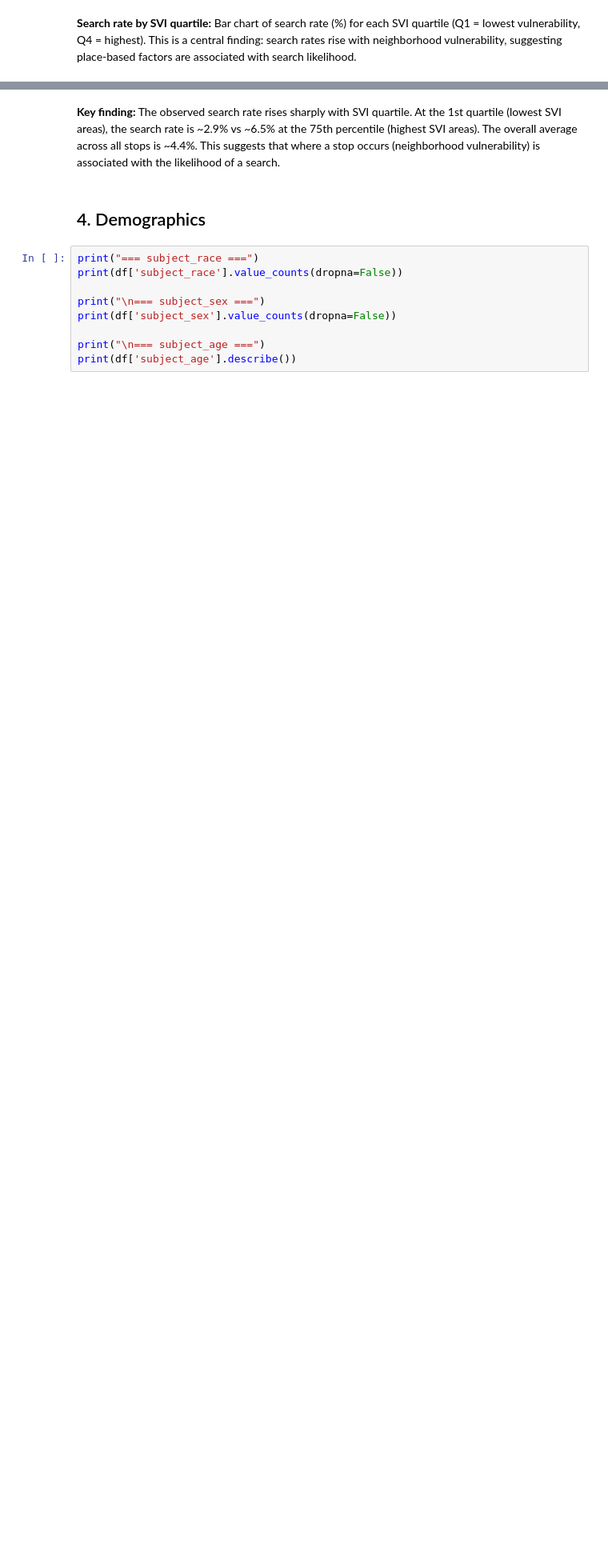
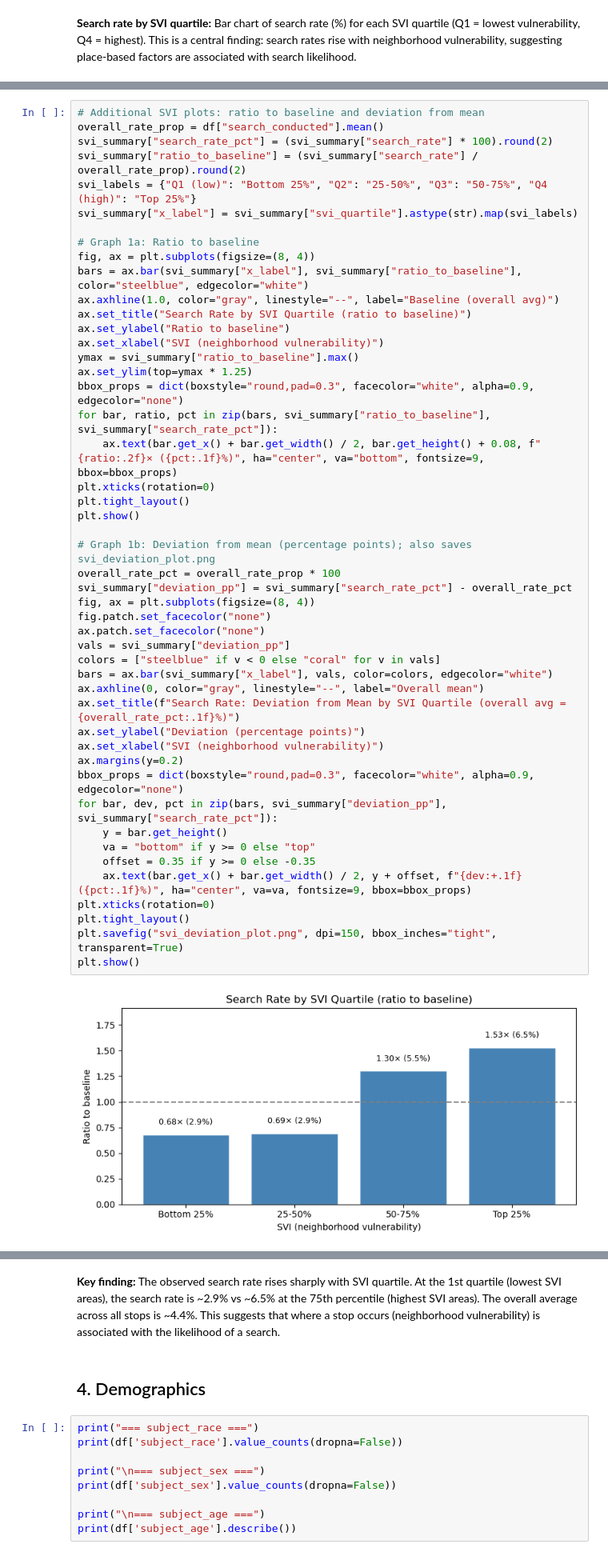
Before and after one commit to utexas-SDS-357/sds357-project-sp26-deployment, a Jupyter notebook: eda.ipynb, the cells around one changed output, grey strips where cells are left out. Shown at 80% size. Cells and saved outputs as stored; diff of their text form; blank space fills up the shorter version.

```diff
--- a/eda.ipynb
+++ b/eda.ipynb
@@ -236,0 +240,50 @@ print(f"  \n  Stops in high-SVI areas (Q4) are searched ~{q4_rate/q1_rate:.1f}x
+# %%
+# Additional SVI plots: ratio to baseline and deviation from mean
+overall_rate_prop = df["search_conducted"].mean()
+svi_summary["search_rate_pct"] = (svi_summary["search_rate"] * 100).round(2)
+svi_summary["ratio_to_baseline"] = (svi_summary["search_rate"] / overall_rate_prop).round(2)
+svi_labels = {"Q1 (low)": "Bottom 25%", "Q2": "25-50%", "Q3": "50-75%", "Q4 (high)": "Top 25%"}
+svi_summary["x_label"] = svi_summary["svi_quartile"].astype(str).map(svi_labels)
+
+# Graph 1a: Ratio to baseline
+fig, ax = plt.subplots(figsize=(8, 4))
+bars = ax.bar(svi_summary["x_label"], svi_summary["ratio_to_baseline"], color="steelblue", edgecolor="white")
+ax.axhline(1.0, color="gray", linestyle="--", label="Baseline (overall avg)")
+ax.set_title("Search Rate by SVI Quartile (ratio to baseline)")
+ax.set_ylabel("Ratio to baseline")
+ax.set_xlabel("SVI (neighborhood vulnerability)")
+ymax = svi_summary["ratio_to_baseline"].max()
+ax.set_ylim(top=ymax * 1.25)
+bbox_props = dict(boxstyle="round,pad=0.3", facecolor="white", alpha=0.9, edgecolor="none")
+for bar, ratio, pct in zip(bars, svi_summary["ratio_to_baseline"], svi_summary["search_rate_pct"]):
+    ax.text(bar.get_x() + bar.get_width() / 2, bar.get_height() + 0.08, f"{ratio:.2f}× ({pct:.1f}%)", ha="center", va="bottom", fontsize=9, bbox=bbox_props)
+plt.xticks(rotation=0)
+plt.tight_layout()
+plt.show()
+
+# Graph 1b: Deviation from mean (percentage points); also saves svi_deviation_plot.png
+overall_rate_pct = overall_rate_prop * 100
+svi_summary["deviation_pp"] = svi_summary["search_rate_pct"] - overall_rate_pct
+fig, ax = plt.subplots(figsize=(8, 4))
+fig.patch.set_facecolor("none")
+ax.patch.set_facecolor("none")
+vals = svi_summary["deviation_pp"]
+colors = ["steelblue" if v < 0 else "coral" for v in vals]
+bars = ax.bar(svi_summary["x_label"], vals, color=colors, edgecolor="white")
+ax.axhline(0, color="gray", linestyle="--", label="Overall mean")
+ax.set_title(f"Search Rate: Deviation from Mean by SVI Quartile (overall avg = {overall_rate_pct:.1f}%)")
+ax.set_ylabel("Deviation (percentage points)")
+ax.set_xlabel("SVI (neighborhood vulnerability)")
+ax.margins(y=0.2)
+bbox_props = dict(boxstyle="round,pad=0.3", facecolor="white", alpha=0.9, edgecolor="none")
+for bar, dev, pct in zip(bars, svi_summary["deviation_pp"], svi_summary["search_rate_pct"]):
+    y = bar.get_height()
+    va = "bottom" if y >= 0 else "top"
+    offset = 0.35 if y >= 0 else -0.35
+    ax.text(bar.get_x() + bar.get_width() / 2, y + offset, f"{dev:+.1f} ({pct:.1f}%)", ha="center", va=va, fontsize=9, bbox=bbox_props)
+plt.xticks(rotation=0)
+plt.tight_layout()
+plt.savefig("svi_deviation_plot.png", dpi=150, bbox_inches="tight", transparent=True)
+plt.show()
+# %% [output]
+[figure, added]
```
Also changed, not shown: parts of 24 cells of this notebook, 7 other files.
